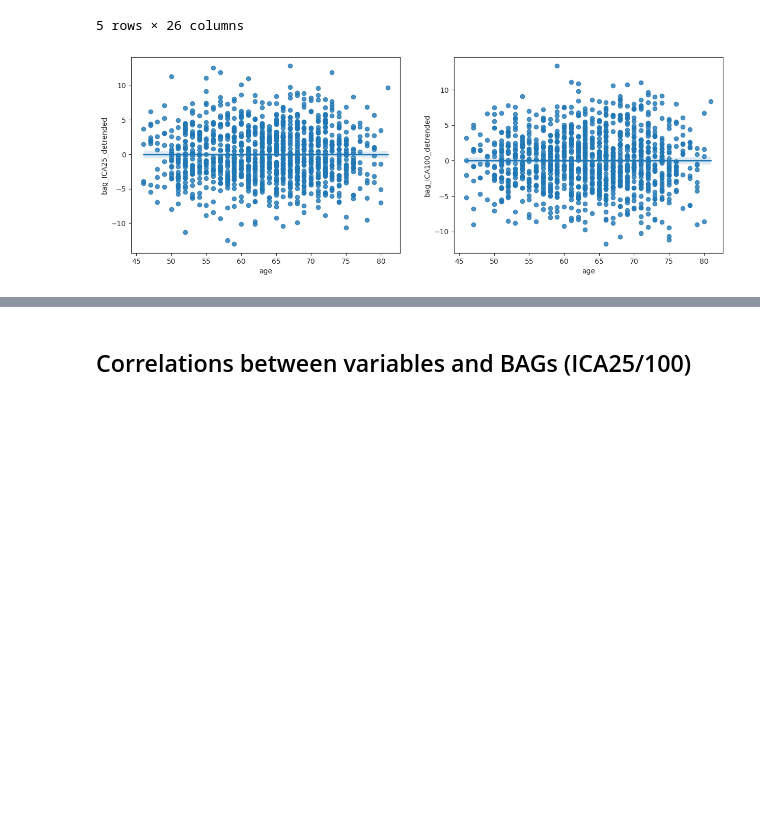
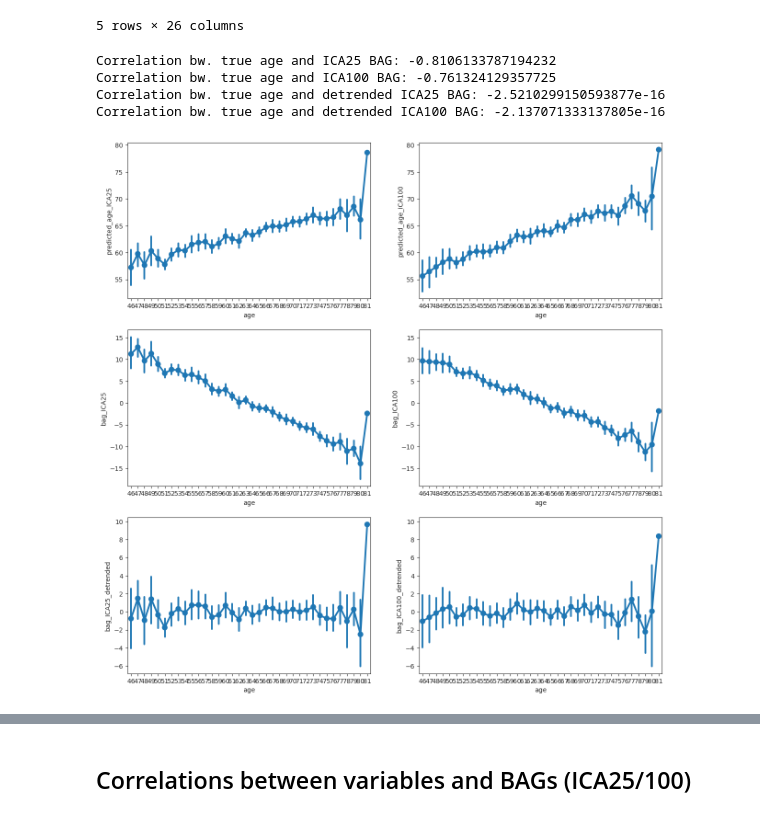
Before and after one commit to laura-riedel/IM, a Jupyter notebook: src/FinalModels/final_models_IM.ipynb, the cells around one changed output, grey strips where cells are left out. Drawn from its saved outputs; the diff is of its cells as text; code cells hidden in the pictures; blank space fills up the shorter version.

```diff
--- a/src/FinalModels/final_models_IM.ipynb
+++ b/src/FinalModels/final_models_IM.ipynb
@@ -294,10 +275,33 @@ valtest_overview.head()
 | 30 | 1000322 | 66 | /ritter/share/data/UKBB/ukb_data/... | test | 23.2550 | NaN | 7.0 | 6.0 | ... |
 | 32 | 1000345 | 51 | /ritter/share/data/UKBB/ukb_data/... | test | 25.5121 | NaN | 20.0 | 7.0 | ... |
 5 rows × 26 columns
-# %%
-fig, axes = plt.subplots(1,2,figsize=(15, 5))
-sns.regplot(data=valtest_overview, x='age', y='bag_ICA25_detrended', ax=axes[0])
-sns.regplot(data=valtest_overview, x='age', y='bag_ICA100_detrended', ax=axes[1])
-fig.show()
-# %% [output]
-[figure, removed]
+# %%
+print('Correlation bw. true age and ICA25 BAG:', valtest_overview['age'].corr(valtest_overview['bag_ICA25']))
+print('Correlation bw. true age and ICA100 BAG:', valtest_overview['age'].corr(valtest_overview['bag_ICA100']))
+print('Correlation bw. true age and detrended ICA25 BAG:', valtest_overview['age'].corr(valtest_overview['bag_ICA25_detrended']))
+print('Correlation bw. true age and detrended ICA100 BAG:', valtest_overview['age'].corr(valtest_overview['bag_ICA100_detrended']))
+# %% [output]
+Correlation bw. true age and ICA25 BAG: -0.8106133787194232
+Correlation bw. true age and ICA100 BAG: -0.761324129357725
+Correlation bw. true age and detrended ICA25 BAG: -2.5210299150593877e-16
+Correlation bw. true age and detrended ICA100 BAG: -2.137071333137805e-16
+# %%
+fig, axes = plt.subplots(3,2,figsize=(15, 15))
+sns.pointplot(data=valtest_overview, x='age', y='predicted_age_ICA25', ax=axes[0,0])
+sns.pointplot(data=valtest_overview, x='age', y='predicted_age_ICA100', ax=axes[0,1])
+sns.pointplot(data=valtest_overview, x='age', y='bag_ICA25', ax=axes[1,0])
+sns.pointplot(data=valtest_overview, x='age', y='bag_ICA100', ax=axes[1,1])
+sns.pointplot(data=valtest_overview, x='age', y='bag_ICA25_detrended', ax=axes[2,0])
+sns.pointplot(data=valtest_overview, x='age', y='bag_ICA100_detrended', ax=axes[2,1])
+# make y axes comparable
+axes[0,0].sharey(axes[0,1])
+axes[1,1].sharey(axes[1,0])
+axes[2,1].sharey(axes[2,0])
+#xmin = valtest_overview['age'].min()
+#xmax = valtest_overview['age'].max()
+#xrange = [i for i in range(xmin, xmax+5, 2)]
+#plt.setp(axes, xticks=xrange)
+#plt.xticks(xrange)
+fig.show()
+# %% [output]
+[figure, added]
```
Also changed, not shown: parts of 49 cells of this notebook, 31 other files.
